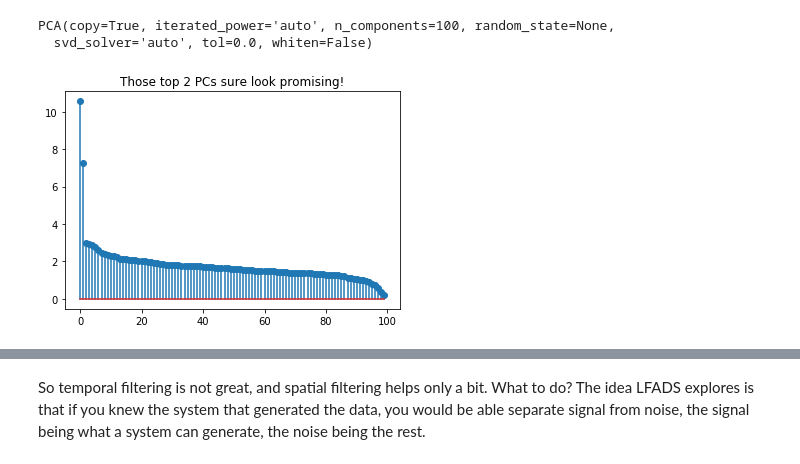
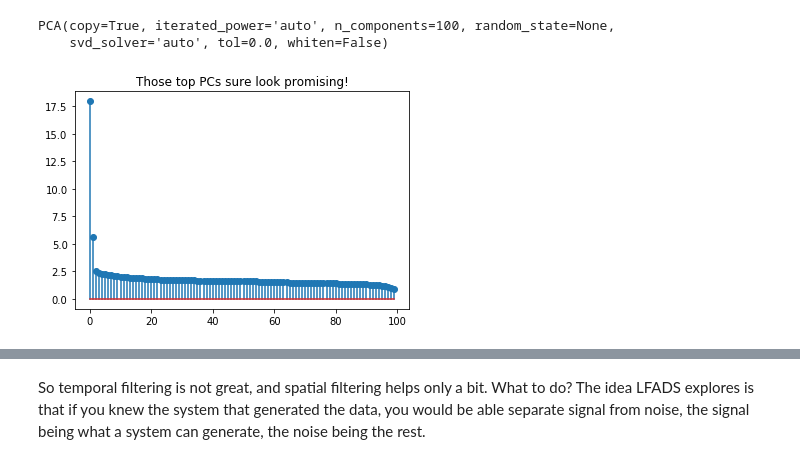
Before and after one commit to google-research/computation-thru-dynamics, a Jupyter notebook: experimental/notebooks/LFADS GMM Tutorial.ipynb, the cells around one changed output, grey strips where cells are left out. Cells and saved outputs as stored; diff of their text form; code cells hidden in the pictures.

```diff
--- a/experimental/notebooks/LFADS GMM Tutorial.ipynb
+++ b/experimental/notebooks/LFADS GMM Tutorial.ipynb
@@ -85,8 +88,7 @@ You __must__ run through the the integrator RNN [tutorial notebook](https://gith
 Point to the correct __data__  file for the integrator RNN. Note that the integrator rnn tutorial notebook creates two files, both the parameters file and the data file with examples.
 # %%
 RNN_DATA_FILE = \
-     '/tmp/vrnn/contextual_int/trained_data_vrnn_contextual_int_0.00033_2019-10-21_19:33:51.h5'
-     #'/tmp/vrnn/contextual_int/trained_data_vrnn_contextual_int_0.00349_2019-10-19_16:37:56.h5'
+     '/tmp/vrnn/contextual_int/trained_data_vrnn_contextual_int_0.00024_2020-06-16_00:14:21.h5'
 lfads_dir = '/tmp/lfads/'       # where to save lfads data and parameters to
 rnn_type = 'lfads_gmm'
 task_type = 'contextual_int'
@@ -213,8 +215,8 @@ PCA(copy=True, iterated_power='auto', n_components=100, random_state=None,
 # %%
 plt.stem(full_pca.explained_variance_)
-plt.title('Those top 2 PCs sure look promising!');
+plt.title('Those top PCs sure look promising!');
 # %% [output]
-[figure, old version]
+[figure, new version]
 # %%
 ncomponents = 2
 pca = sklearn.decomposition.PCA(ncomponents)
```
Also changed, not shown: parts of 23 cells of this notebook, 5 other files.
